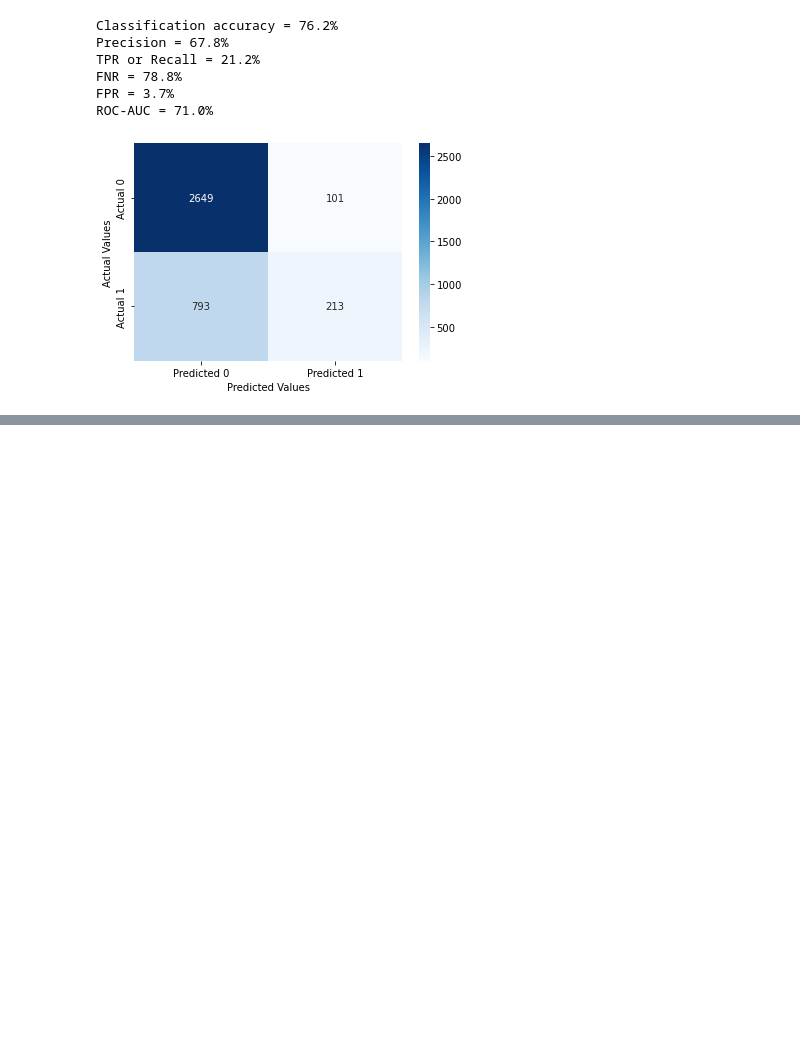
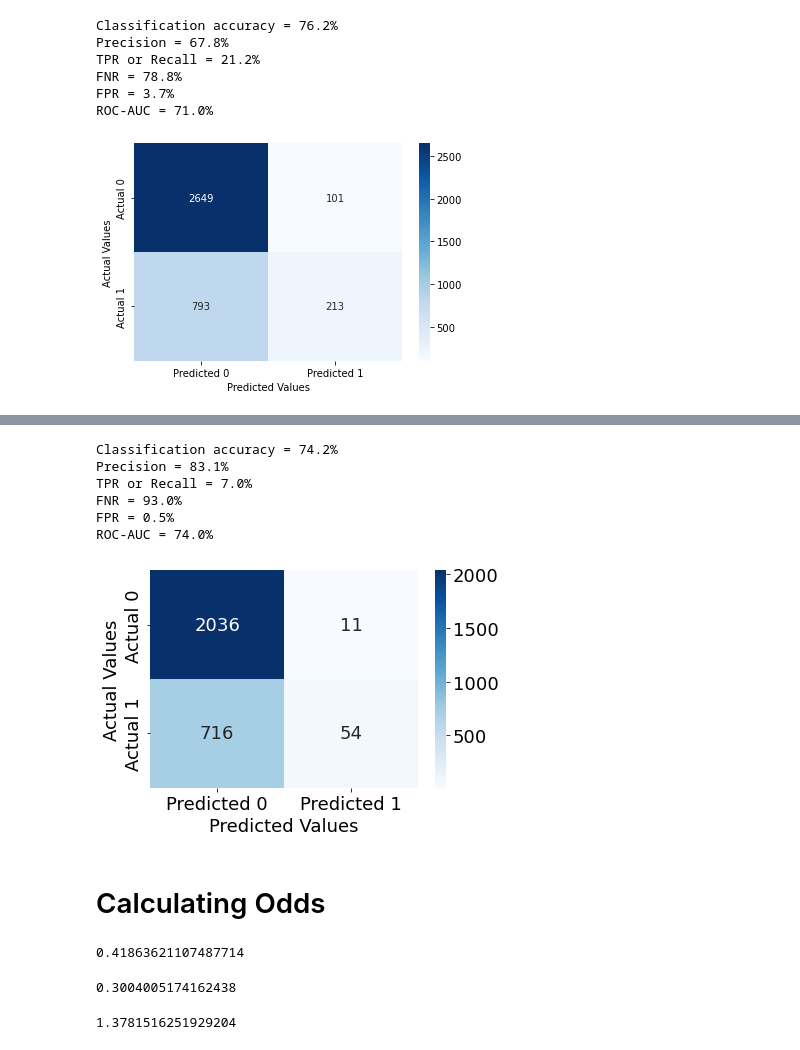
Before and after one commit to kennyeon/Too-Pullz-Project, a Jupyter notebook: classification_project.ipynb, the cells around one changed output, grey strips where cells are left out. Saved outputs shown, nothing was run; the diff lists cells and outputs as text; code cells hidden in the pictures; blank space fills up the shorter version.

```diff
--- a/classification_project.ipynb
+++ b/classification_project.ipynb
@@ -312,0 +562,3 @@ ROC-AUC = 71.0%
+# %%
+logit_model4 = smf.logit(formula= 'good_movie ~ duration + director_facebook_likes + country_USA + aspect_ratio + facenumber_in_poster + actors_facebook_likes', data = train).fit()
+print(logit_model4.summary())
@@ -312,0 +583,24 @@ ROC-AUC = 71.0%
+# %%
+confusion_matrix_data(train, train.good_movie, logit_model4, cutoff = decision_threshold)
+# %% [output]
+Classification accuracy = 74.2%
+Precision = 83.1%
+TPR or Recall = 7.0%
+FNR = 93.0%
+FPR = 0.5%
+ROC-AUC = 74.0%
+[figure, added]
+# %% [markdown]
+# Calculating Odds
+# %%
+math.exp(logit_model4.params['country_USA'])
+# %% [output]
+0.41863621107487714
+# %%
+math.exp(logit_model4.params['aspect_ratio'])
+# %% [output]
+0.3004005174162438
+# %%
+math.exp(logit_model4.params['actors_facebook_likes'])
+# %% [output]
+1.3781516251929204
```
Also changed, not shown: parts of 27 cells of this notebook.
